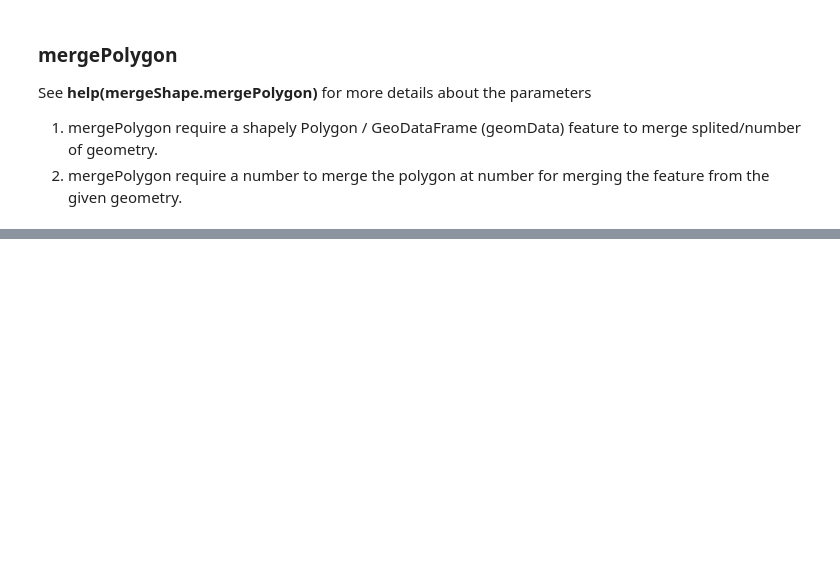
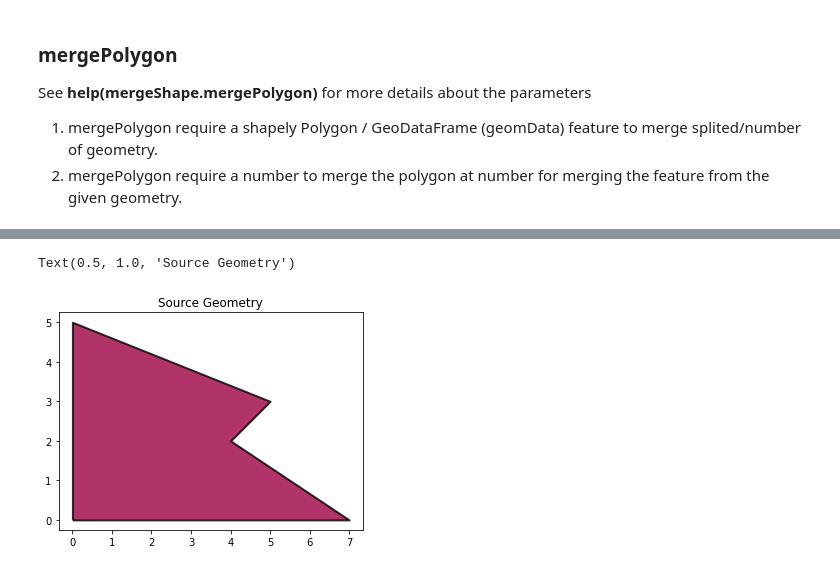
Before and after one commit to abiraihan/geoshapes, a Jupyter notebook: example/mergeShape.ipynb, the cells around one changed output, grey strips where cells are left out. Drawn from its saved outputs; the diff is of its cells as text; code cells hidden in the pictures; blank space fills up the shorter version.

```diff
--- a/example/mergeShape.ipynb
+++ b/example/mergeShape.ipynb
@@ -92,0 +171,25 @@ geo5 = plotMergedPolygon(splitedData, 5)
+# %%
+polys = shapely.geometry.Polygon([(0, 0), (0,5), (5, 3), (4, 2), (7, 0)])
+
+overlapsPoly0 = shapely.geometry.Polygon(
+    [(1.75, 0), (0, 0), (0, 5),
+     (1.75, 4.3), (1.75, 0)]
+    )
+
+overlapsPoly1 = shapely.geometry.Polygon(
+    [(3.5, 0), (1.5, 0), (1.5, 4.406666666666667),
+     (3.5, 3.6), (3.5, 0)]
+    )
+
+overlapsPoly2 = shapely.geometry.Polygon(
+    [(7, 0), (5.25, 0), (3.5, 0), (3.5, 3.6), (5, 3),
+     (4, 2), (5.25, 1.166666666666667), (7, 0)]
+    )
+# %%
+#Input Polygon as source geometry for mergeoverlaps function
+sourceGeom = geopandas.GeoDataFrame(geometry = [polys])
+source = sourceGeom.plot(cmap = 'Spectral', alpha = 0.8, edgecolor = 'k', linewidth = 2)
+source.set_title('Source Geometry')
+# %% [output]
+Text(0.5, 1.0, 'Source Geometry')
+[figure, added]
```
Also changed, not shown: parts of 15 cells of this notebook, 1 other file.
